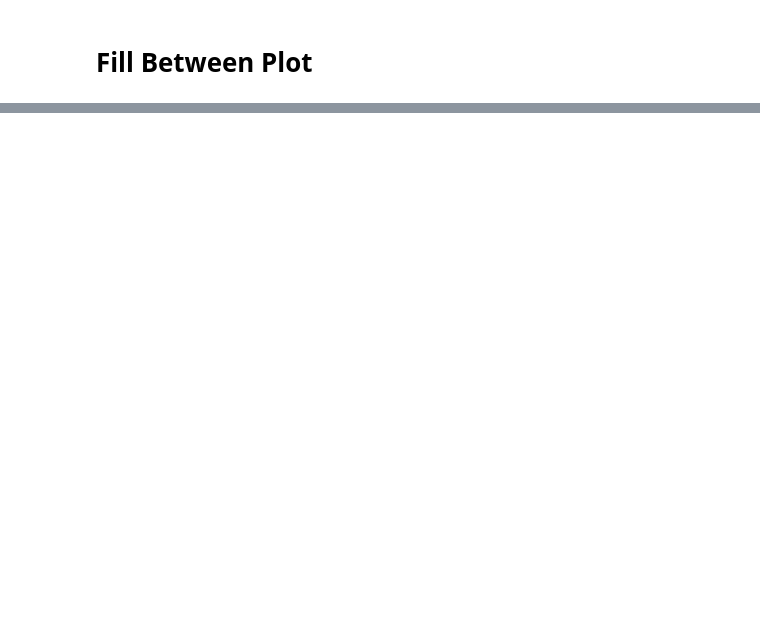
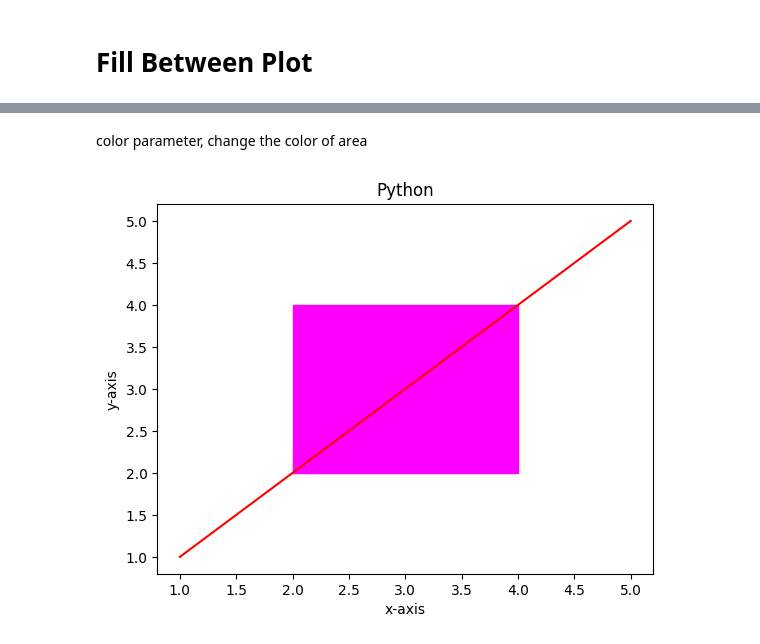
Before and after one commit to Musawer-Afzal/AI-Engineering, a Jupyter notebook: Matplotlib/Fill_between_plot.ipynb, the cells around one changed output, grey strips where cells are left out. Saved outputs shown, nothing was run; the diff lists cells and outputs as text; code cells hidden in the pictures; blank space fills up the shorter version.

```diff
--- a/Matplotlib/Fill_between_plot.ipynb
+++ b/Matplotlib/Fill_between_plot.ipynb
@@ -17,0 +23,18 @@ plt.show()
+# %% [markdown]
+color parameter, change the color of area
+# %%
+x = [1, 2, 3, 4, 5]
+y = [1, 2, 3, 4, 5]
+
+
+plt.plot(x, y, color = "r")
+plt.fill_between(x = [2, 4], y1 = 2, y2 = 4, color = "magenta")
+
+
+
+plt.title("Python")
+plt.xlabel("x-axis")
+plt.ylabel("y-axis")
+plt.show()
+# %% [output]
+[figure, added]
```
Also changed, not shown: parts of 2 cells of this notebook.
